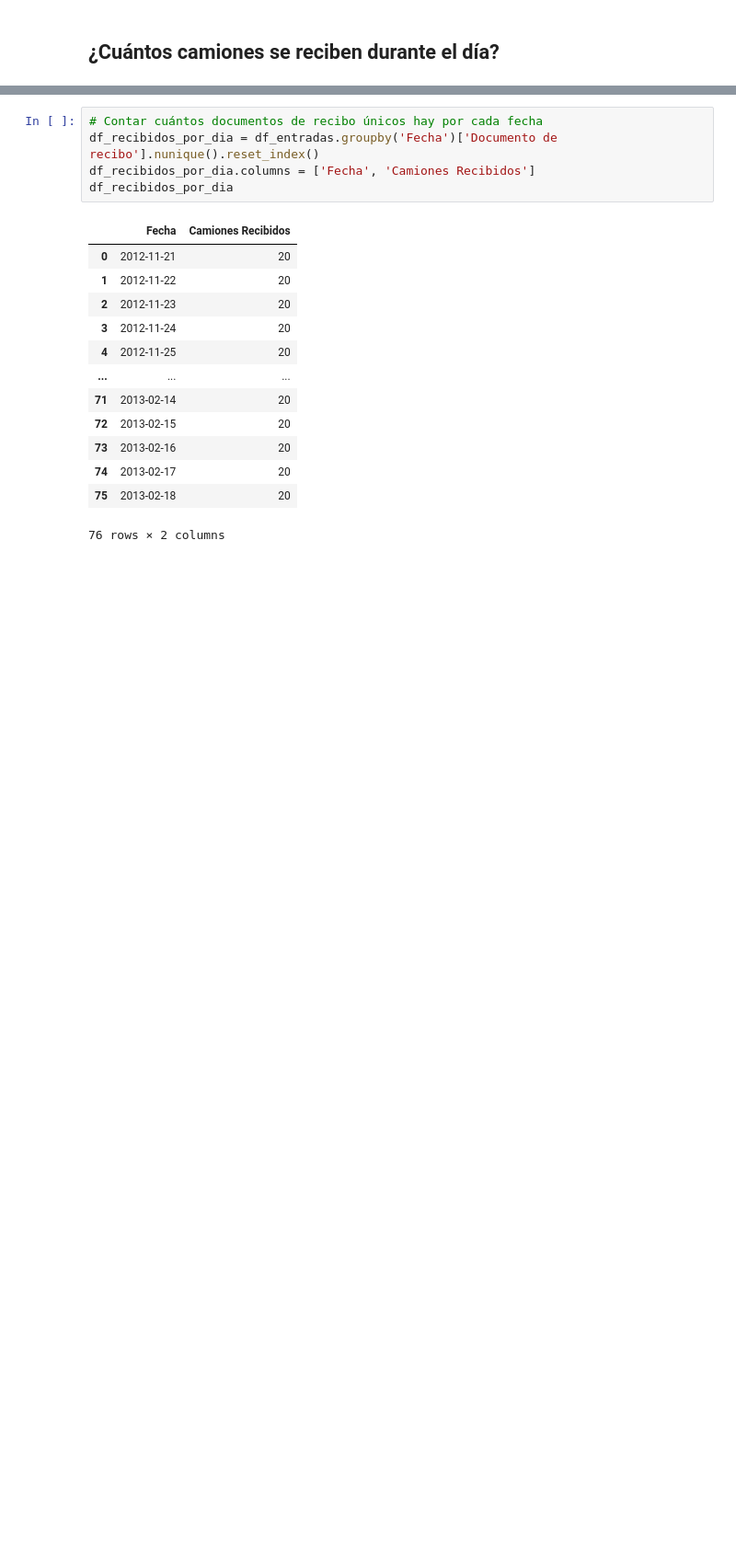
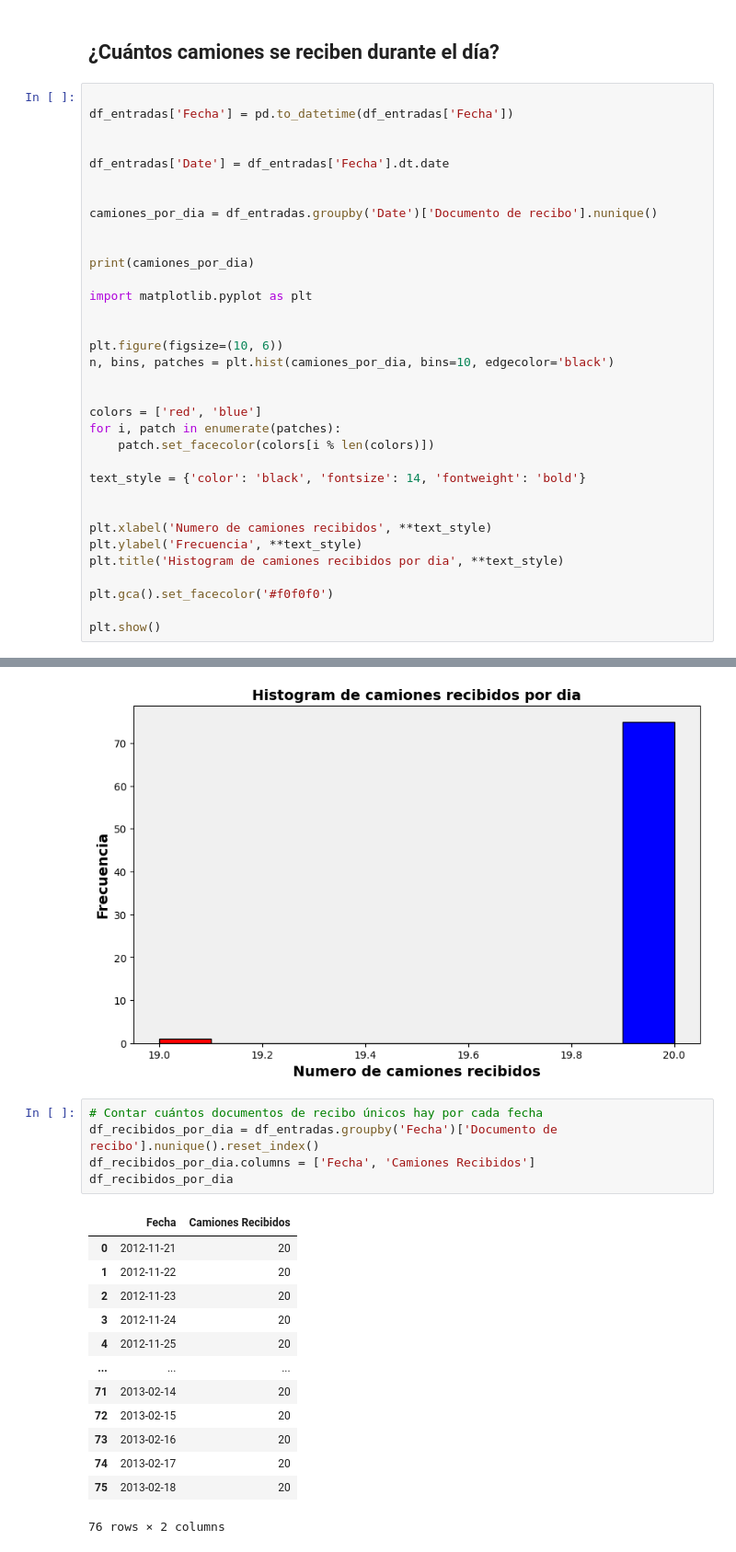
Before and after one commit to ValentinaJimenezTorres/CA_inventarios, a Jupyter notebook: b_exploracion_limpieza.ipynb, the cells around one changed output, grey strips where cells are left out. Shown at 92% size. Saved outputs shown, nothing was run; the diff lists cells and outputs as text; blank space fills up the shorter version.

```diff
--- a/b_exploracion_limpieza.ipynb
+++ b/b_exploracion_limpieza.ipynb
@@ -350,2 +496,37 @@ Name: SKU, Length: 211, dtype: object
 # %% [markdown]
 ## ¿Cuántos camiones se reciben durante el día?
+# %%
+
+df_entradas['Fecha'] = pd.to_datetime(df_entradas['Fecha'])
+
+
+df_entradas['Date'] = df_entradas['Fecha'].dt.date
+
+
+camiones_por_dia = df_entradas.groupby('Date')['Documento de recibo'].nunique()
+
+
+print(camiones_por_dia)
+
+import matplotlib.pyplot as plt
+
+
+plt.figure(figsize=(10, 6))
+n, bins, patches = plt.hist(camiones_por_dia, bins=10, edgecolor='black')
+
+
+colors = ['red', 'blue']
+for i, patch in enumerate(patches):
+    patch.set_facecolor(colors[i % len(colors)])
+
+text_style = {'color': 'black', 'fontsize': 14, 'fontweight': 'bold'}
+
+
+plt.xlabel('Numero de camiones recibidos', **text_style)
+plt.ylabel('Frecuencia', **text_style)
+plt.title('Histogram de camiones recibidos por dia', **text_style)
+
+plt.gca().set_facecolor('#f0f0f0')
+
+plt.show()
+# %% [output]
@@ -352,3 +546,4 @@ Name: SKU, Length: 211, dtype: object
+[figure, added]
 # %%
 # Contar cuántos documentos de recibo únicos hay por cada fecha
 df_recibidos_por_dia = df_entradas.groupby('Fecha')['Documento de recibo'].nunique().reset_index()
```
Also changed, not shown: parts of 28 cells of this notebook.
